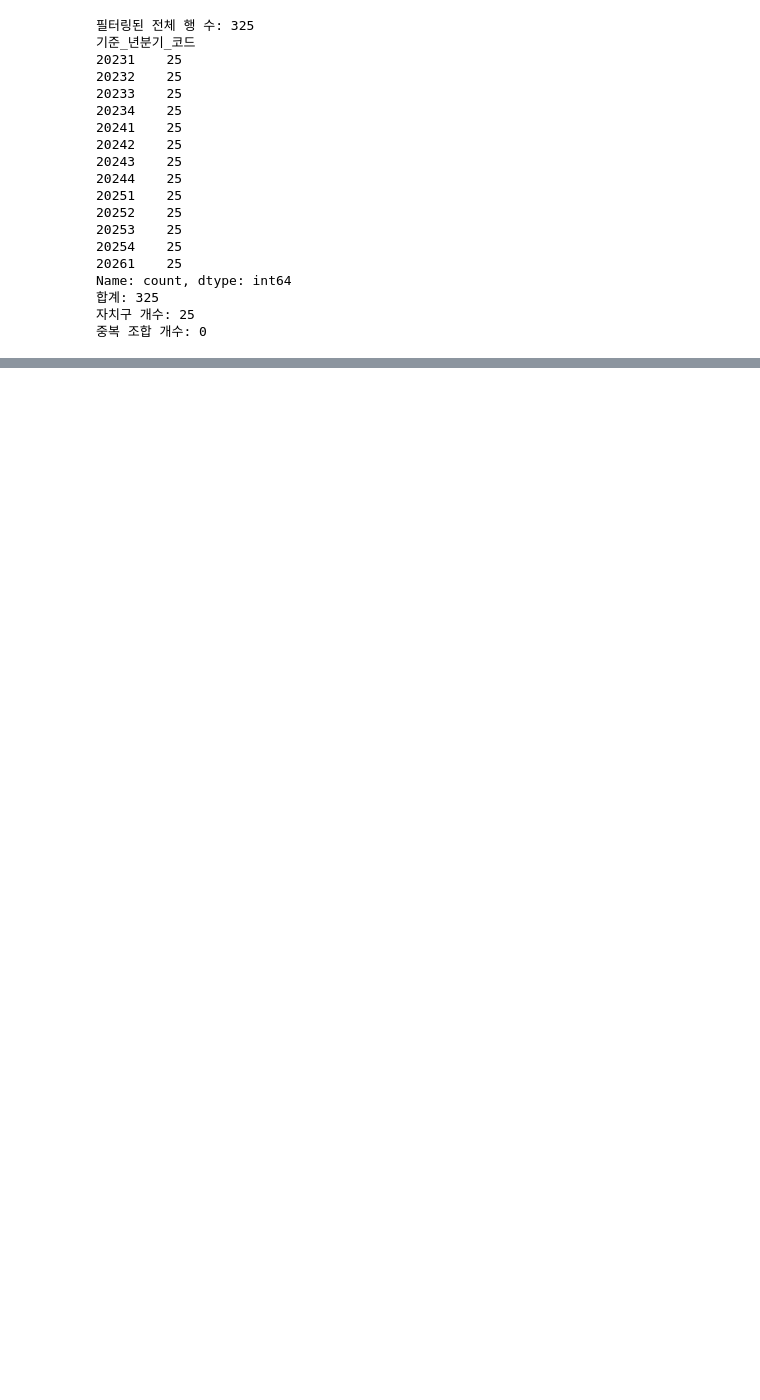
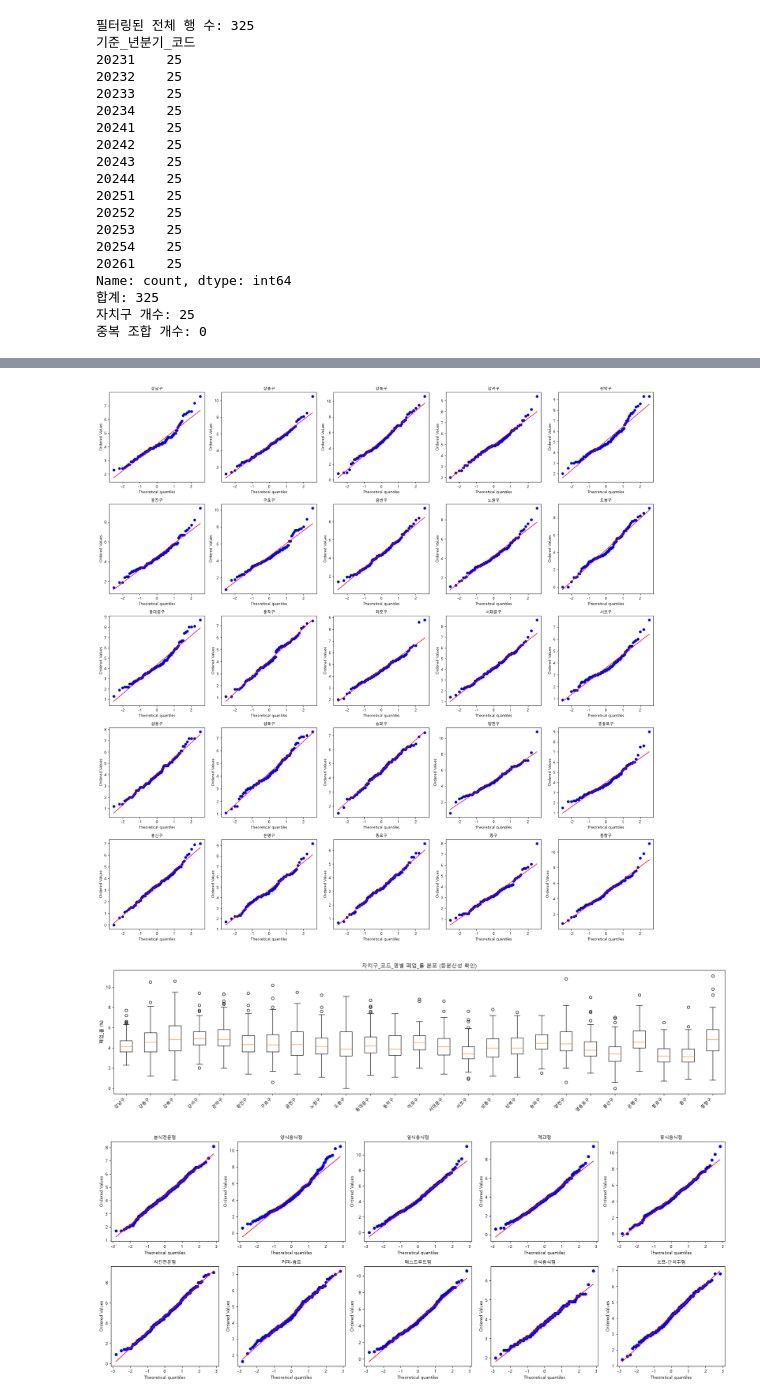
Before and after one commit to Sicheol-Pyo/ai-data-bootcamp, a Jupyter notebook: Project_1/Project_1_pyo.ipynb, the cells around one changed output, grey strips where cells are left out. Cells and saved outputs as stored; diff of their text form; code cells hidden in the pictures; blank space fills up the shorter version.

```diff
--- a/Project_1/Project_1_pyo.ipynb
+++ b/Project_1/Project_1_pyo.ipynb
@@ -353,0 +478,13 @@ memory usage: 66.6 KB
+# %%
+# 점포_자치구 요식업별 폐업률 정규성 및 등분산성 분석
+
+groups = [g["폐업_률"].values for _, g in 점포_자치구_final.groupby("서비스_업종_코드_명")]
+
+# 정규성 (그룹별로 각각 검정)
+for name, g in 점포_자치구_final.groupby("서비스_업종_코드_명"):
+    stat, p = stats.shapiro(g["폐업_률"])
+    print(f"{name}: Shapiro-Wilk p = {p:.4g}")
+
+# 등분산성 (전체 그룹 한 번에 검정)
+levene_stat, levene_p = stats.levene(*groups)
+print(f"\nLevene's test: stat = {levene_stat:.3f}, p = {levene_p:.4g}")
@@ -353,0 +504,43 @@ memory usage: 66.6 KB
+# %%
+# 점포_자치구 자치구별 및 요식업별 폐업률 정규성 및 등분산성 시각화 확인
+
+import math
+
+def plot_qq_grid(data, group_col, value_col="폐업_률"):
+    groups_dict = {name: g[value_col].values for name, g in data.groupby(group_col)}
+    n = len(groups_dict)
+    ncols = 5
+    nrows = math.ceil(n / ncols)
+
+    fig, axes = plt.subplots(nrows, ncols, figsize=(4 * ncols, 4 * nrows))
+    axes = axes.flatten()
+    for ax, (name, values) in zip(axes, groups_dict.items()):
+        stats.probplot(values, dist="norm", plot=ax)
+        ax.set_title(name, fontsize=10)
+    for ax in axes[n:]:
+        ax.axis("off")
+    plt.tight_layout()
+    plt.show()
+
+
+def plot_box(data, group_col, value_col="폐업_률"):
+    groups_dict = {name: g[value_col].values for name, g in data.groupby(group_col)}
+    fig, ax = plt.subplots(figsize=(max(7, len(groups_dict) * 0.8), 5))
+    ax.boxplot(groups_dict.values(), tick_labels=groups_dict.keys())
+    ax.set_ylabel(f"{value_col} (%)")
+    ax.set_title(f"{group_col}별 {value_col} 분포 (등분산성 확인)")
+    plt.xticks(rotation=45, ha="right")
+    plt.tight_layout()
+    plt.show()
+
+    # 자치구
+plot_qq_grid(점포_자치구_EDA, "자치구_코드_명")
+plot_box(점포_자치구_EDA, "자치구_코드_명")
+
+# 업종
+plot_qq_grid(점포_자치구_EDA, "서비스_업종_코드_명")
+plot_box(점포_자치구_EDA, "서비스_업종_코드_명")
+# %% [output]
+[figure, added]
+[figure, added]
+[figure, added]
```
Also changed, not shown: parts of 24 cells of this notebook, 5 other files.
